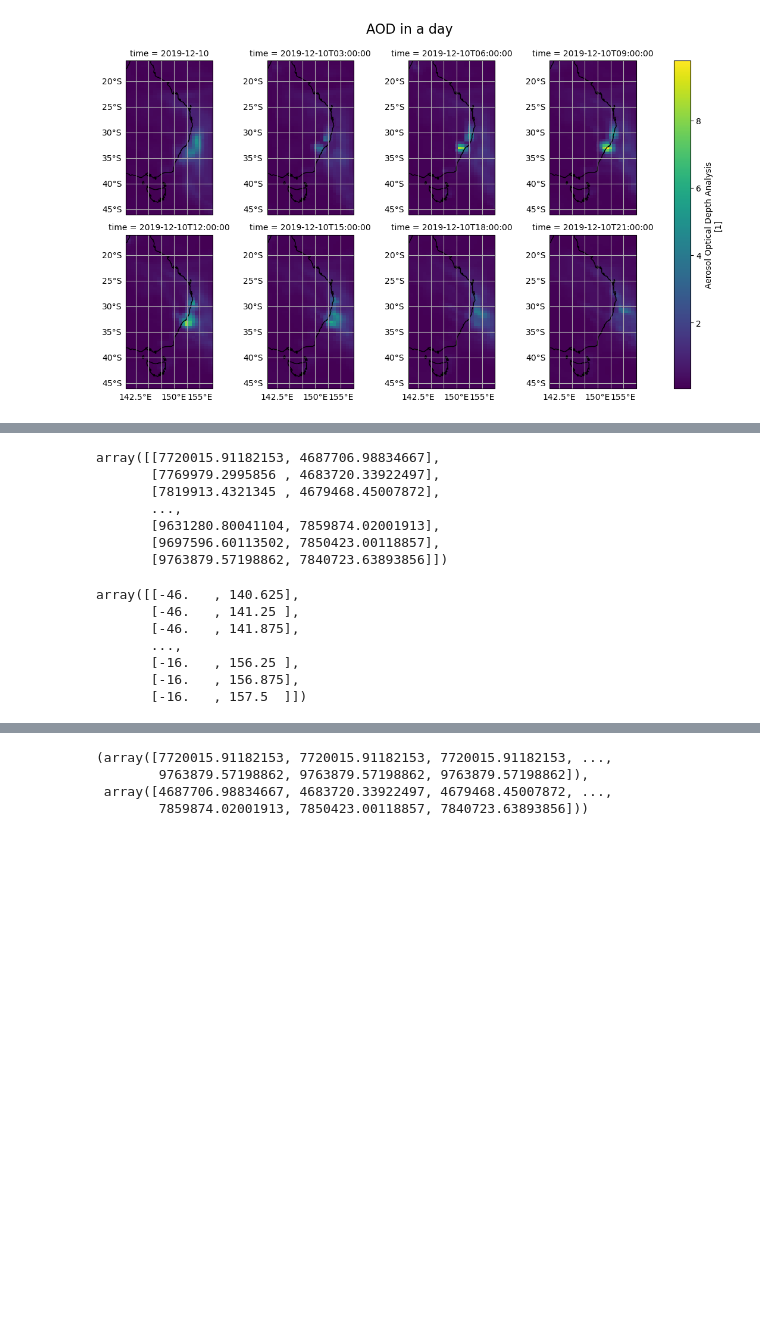
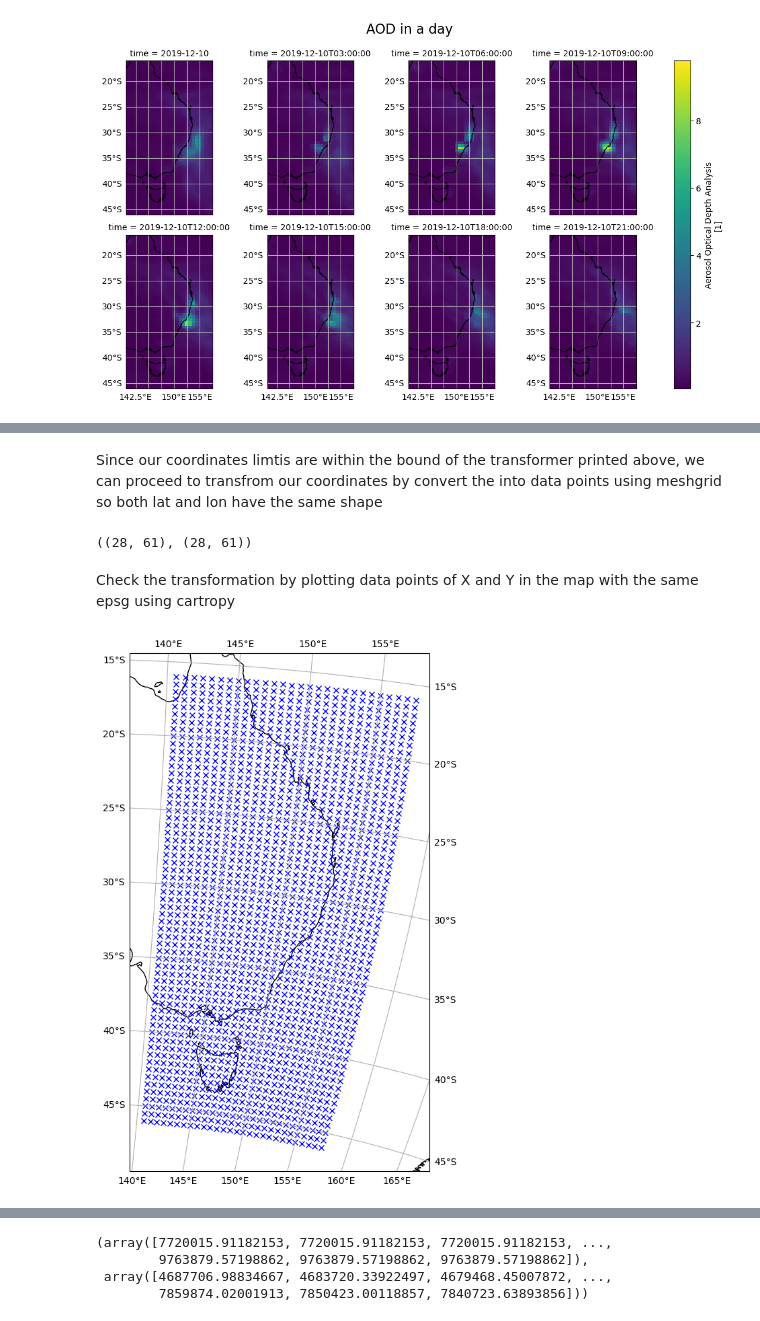
Before and after one commit to andradhandra/advectionGP, a Jupyter notebook: disertation.ipynb, the cells around one changed output, grey strips where cells are left out. Cells and saved outputs as stored; diff of their text form; code cells hidden in the pictures; blank space fills up the shorter version.

Commit message:
plot projected map

```diff
--- a/disertation.ipynb
+++ b/disertation.ipynb
@@ -84,7 +104,7 @@ the existence of an aerosol layer at an elevation of 14 km lying above cirrus st
 
 Based on MERRA-2 documentation, 14 km above the sea is between lev 32 and 33
 # %%
-# Set fix variables for wind lev and set coordinates
+# Set limits for coordinates and lev
 windLevIndex = np.array([32, 33]) #based on MERRA-2 documentation, 14 km above the sea is between lev 32 and 33
-targetCoordinates = np.array([140.625, 157.5, -46, -16]) # The format of this coordinate limit is x0, x1, y0, y1 (lon0, lon1, lat0, lat1)
+coordinateLimit = np.array([140.625, 157.5, -46, -16]) # The format of this coordinate limit is xmin, xmax, ymin, ymax
 # %%
@@ -134,3 +137,7 @@ Attributes:
     vmax:            1000000000000000.0
     vmin:            -1000000000000000.0
     valid_range:     [-1.e+15  1.e+15]
+# %%
+# Create coordinate data from AODANA data
+coordinates = aodanaData.coords.to_dataset().drop_dims("time")
+coordinates
@@ -304,18 +321,13 @@ Information about EPSG 27707:
 
 - https://github.com/TUW-GEO/Equi7Grid
 # %%
-# Change lat and lon coordinate to UK coordinate system
-
-
-
-# lat lon coordinate system code is 4326 (data format: lat, lon)
+# Geographic coordinate system code is 4326 (data format: lat, lon)
 crs_4326 = CRS.from_epsg(4326)
 
-# UK coordinate system code is 26917 (data format: easting, northing)
+# Projected coordinate system code is 26917 (data format: easting, northing)
 crs_27706 = CRS.from_epsg(27706)
 
-transformer = Transformer.from_crs(crs_4326, crs_27706)
-reversedTranformer = Transformer.from_crs(crs_27706, crs_4326)
+geo_to_proj = Transformer.from_crs(crs_4326, crs_27706)
 
-crs_4326, crs_27706, transformer, reversedTranformer
+geo_to_proj
 # %% [output]
@@ -339,26 +339,24 @@ crs_4326, crs_27706, transformer, reversedTranformer
-# %%
-
-transformedPairs = np.array([transformer.transform(coordinate[0], coordinate[1]) for coordinate in targetCoordinatPairs])
-
-transformedPairs
-# %% [output]
-array([[7720015.91182153, 4687706.98834667],
-       [7769979.2995856 , 4683720.33922497],
-       [7819913.4321345 , 4679468.45007872],
-       ...,
-       [9631280.80041104, 7859874.02001913],
-       [9697596.60113502, 7850423.00118857],
-       [9763879.57198862, 7840723.63893856]])
-# %%
-#Test the transformation result by reverse transform it
-
-reversedPairs = np.array([reversedTranformer.transform(coordinate[0], coordinate[1]) for coordinate in transformedPairs])
-reversedPairs
-# %% [output]
-array([[-46.   , 140.625],
-       [-46.   , 141.25 ],
-       [-46.   , 141.875],
-       ...,
-       [-16.   , 156.25 ],
-       [-16.   , 156.875],
-       [-16.   , 157.5  ]])
+# %% [markdown]
+Since our coordinates limtis are within the bound of the transformer printed above, we can proceed to transfrom our coordinates by convert the into data points using meshgrid so both lat and lon have the same shape
+# %%
+lat, lon = np.meshgrid(coordinates.lat, coordinates.lon)
+X, Y = geo_to_proj.transform(lat, lon)
+
+X.shape, Y.shape
+# %% [output]
+((28, 61), (28, 61))
+# %% [markdown]
+Check the transformation by plotting data points of X and Y in the map with the same epsg using cartropy
+# %%
+proj = ccrs.epsg(27706)
+
+fig = plt.figure(figsize=(10, 10))
+ax = plt.axes(projection=proj)
+
+ax.plot(X, Y, 'x', transform=proj, color='b')
+ax.coastlines()
+ax.gridlines(draw_labels=True)
+
+plt.show()
+# %% [output]
+[figure, added]
```
Also changed, not shown: parts of 14 cells of this notebook, 1 other file.
